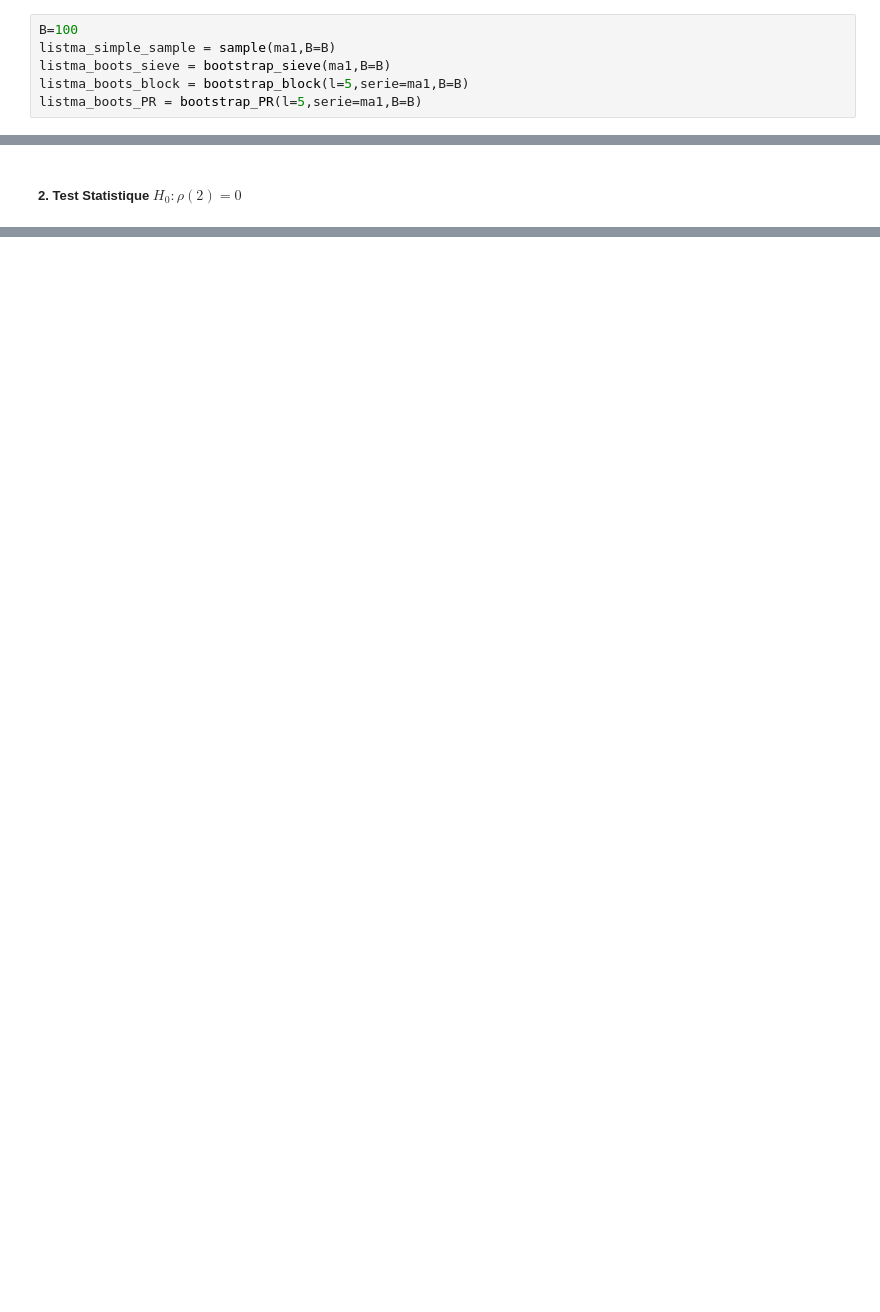
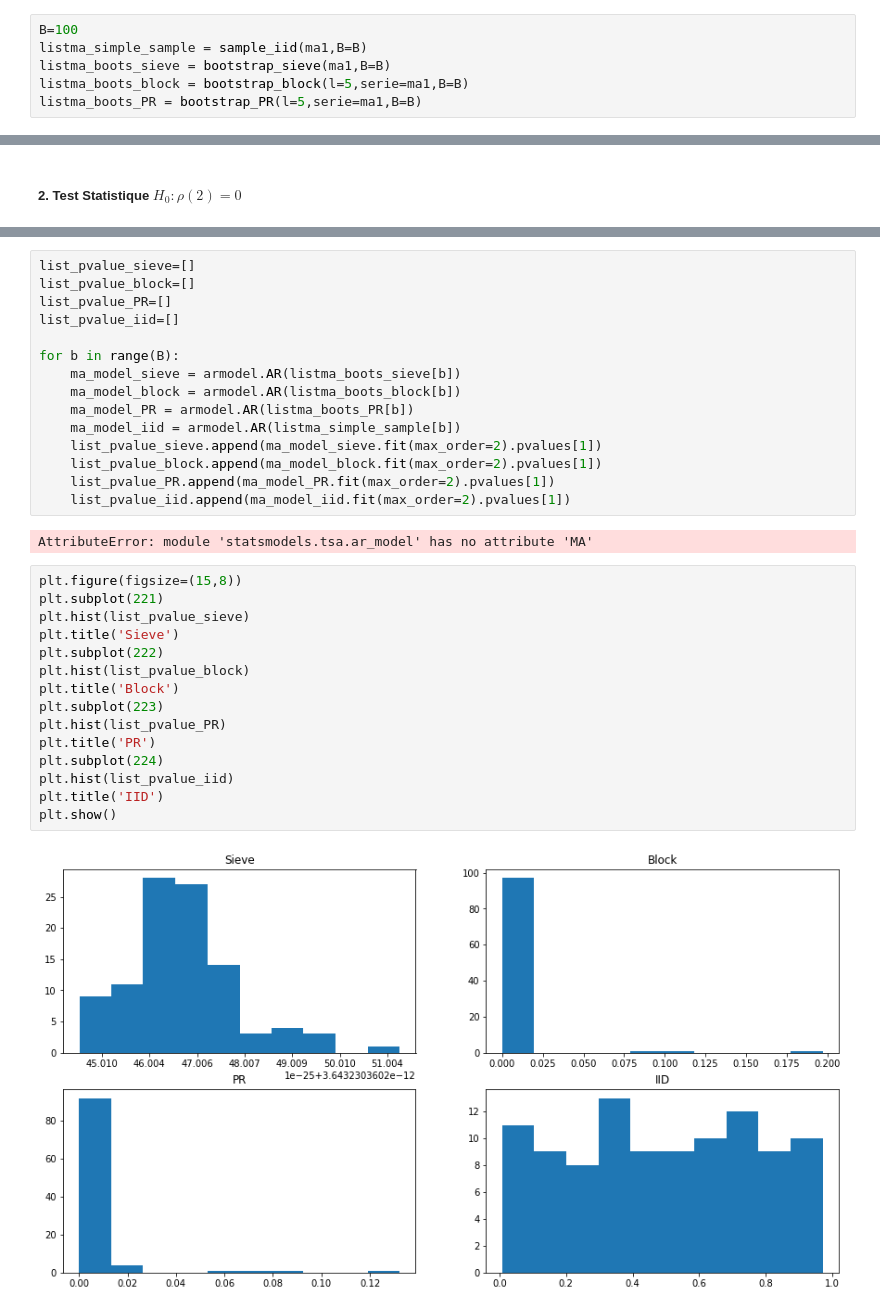
Before and after one commit to AntoineG92/Bootstrap-resampling-methods, a Jupyter notebook: TP3_Bootstrap.ipynb, the cells around one changed output, grey strips where cells are left out. Cells and saved outputs as stored; diff of their text form; blank space fills up the shorter version.

```diff
--- a/TP3_Bootstrap.ipynb
+++ b/TP3_Bootstrap.ipynb
@@ -426,7 +464,7 @@ Nos 4 méthodes de Bootstrap comprennent bien 0 dans leurs intervalles (puisque
 ##### 1. Intervalles de confiance
 # %%
 B=100
-listma_simple_sample = sample(ma1,B=B)
+listma_simple_sample = sample_iid(ma1,B=B)
 listma_boots_sieve = bootstrap_sieve(ma1,B=B)
 listma_boots_block = bootstrap_block(l=5,serie=ma1,B=B)
 listma_boots_PR = bootstrap_PR(l=5,serie=ma1,B=B)
@@ -492,0 +549,34 @@ plt.show()
+# %%
+list_pvalue_sieve=[]
+list_pvalue_block=[]
+list_pvalue_PR=[]
+list_pvalue_iid=[]
+
+for b in range(B):
+    ma_model_sieve = armodel.AR(listma_boots_sieve[b])
+    ma_model_block = armodel.AR(listma_boots_block[b])
+    ma_model_PR = armodel.AR(listma_boots_PR[b])
+    ma_model_iid = armodel.AR(listma_simple_sample[b])
+    list_pvalue_sieve.append(ma_model_sieve.fit(max_order=2).pvalues[1])
+    list_pvalue_block.append(ma_model_block.fit(max_order=2).pvalues[1])
+    list_pvalue_PR.append(ma_model_PR.fit(max_order=2).pvalues[1])
+    list_pvalue_iid.append(ma_model_iid.fit(max_order=2).pvalues[1])
+# %% [output]
+AttributeError: module 'statsmodels.tsa.ar_model' has no attribute 'MA'
+# %%
+plt.figure(figsize=(15,8))
+plt.subplot(221)
+plt.hist(list_pvalue_sieve)
+plt.title('Sieve')
+plt.subplot(222)
+plt.hist(list_pvalue_block)
+plt.title('Block')
+plt.subplot(223)
+plt.hist(list_pvalue_PR)
+plt.title('PR')
+plt.subplot(224)
+plt.hist(list_pvalue_iid)
+plt.title('IID')
+plt.show()
+# %% [output]
+[figure, added]
```
Also changed, not shown: parts of 28 cells of this notebook, 1 other file.
